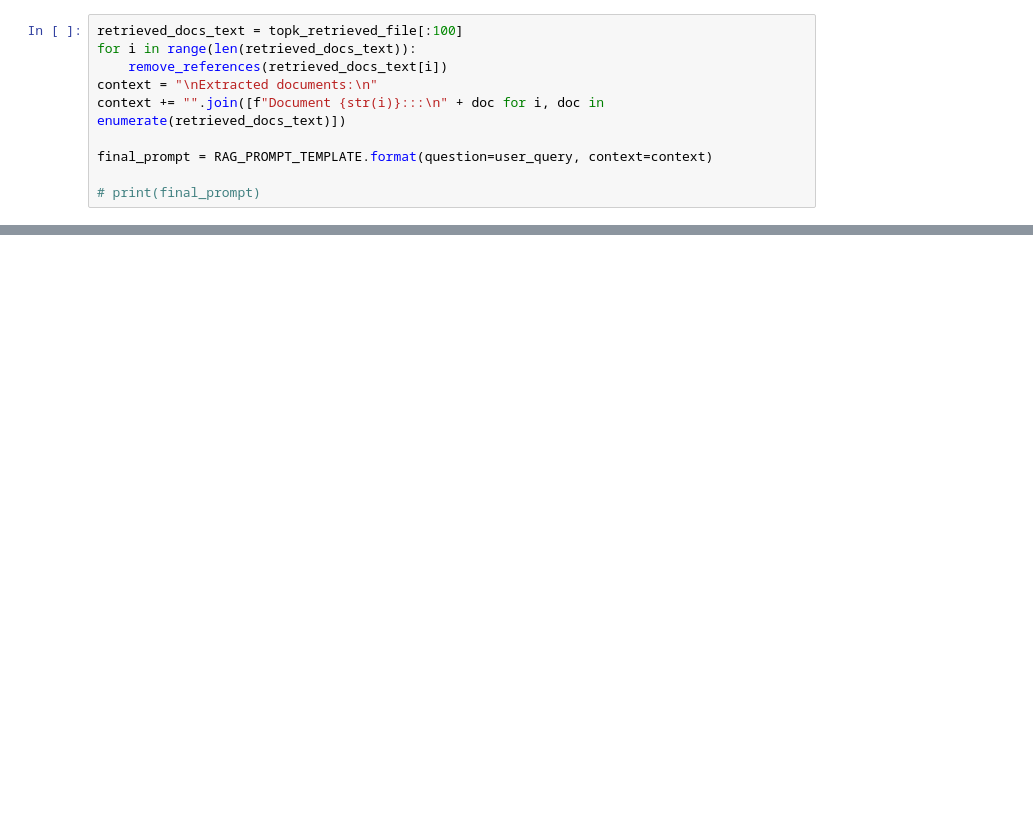
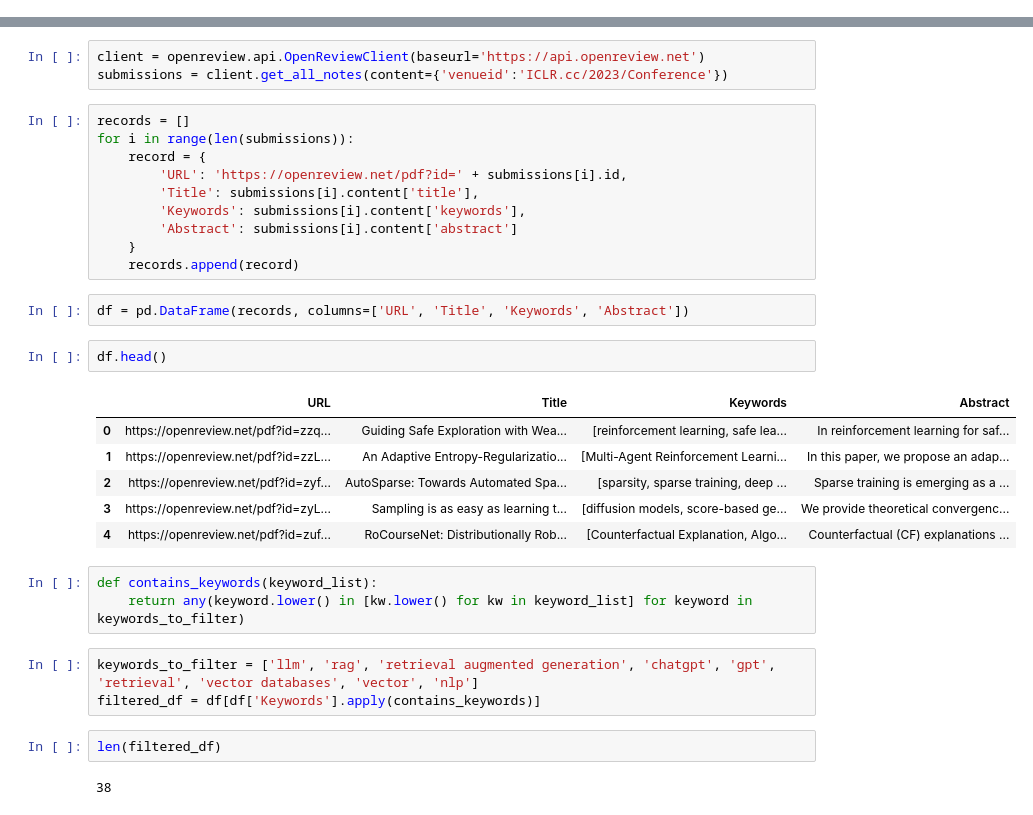
Before and after one commit to g-aditi/VeRA-Bench, a Jupyter notebook: scraping/iclr2023.ipynb, the cells around one changed output, grey strips where cells are left out. Saved outputs shown, nothing was run; the diff lists cells and outputs as text; blank space fills up the shorter version.

Commit message:
Replaced iclr2023; CUDA OOM error persists

```diff
--- a/scraping/iclr2023.ipynb
+++ b/scraping/iclr2023.ipynb
@@ -270,10 +0,0 @@ def remove_references(text):
-# %%
-retrieved_docs_text = topk_retrieved_file[:100]
-for i in range(len(retrieved_docs_text)):
-    remove_references(retrieved_docs_text[i])
-context = "\nExtracted documents:\n"
-context += "".join([f"Document {str(i)}:::\n" + doc for i, doc in enumerate(retrieved_docs_text)])
-
-final_prompt = RAG_PROMPT_TEMPLATE.format(question=user_query, context=context)
-
-# print(final_prompt)
@@ -316,0 +14,34 @@ print(answer)
+# %%
+client = openreview.api.OpenReviewClient(baseurl='https://api.openreview.net')
+submissions = client.get_all_notes(content={'venueid':'ICLR.cc/2023/Conference'})
+# %%
+records = []
+for i in range(len(submissions)):
+    record = {
+        'URL': 'https://openreview.net/pdf?id=' + submissions[i].id,
+        'Title': submissions[i].content['title'],
+        'Keywords': submissions[i].content['keywords'],
+        'Abstract': submissions[i].content['abstract']
+    }
+    records.append(record)
+# %%
+df = pd.DataFrame(records, columns=['URL', 'Title', 'Keywords', 'Abstract'])
+# %%
+df.head()
+# %% [output]
+|  | URL | Title | Keywords | Abstract |
+| 0 | https://openreview.net/pdf?id=zzq... | Guiding Safe Exploration with Wea... | [reinforcement learning, safe lea... | In reinforcement learning for saf... |
+| 1 | https://openreview.net/pdf?id=zzL... | An Adaptive Entropy-Regularizatio... | [Multi-Agent Reinforcement Learni... | In this paper, we propose an adap... |
+| 2 | https://openreview.net/pdf?id=zyf... | AutoSparse: Towards Automated Spa... | [sparsity, sparse training, deep ... | Sparse training is emerging as a ... |
+| 3 | https://openreview.net/pdf?id=zyL... | Sampling is as easy as learning t... | [diffusion models, score-based ge... | We provide theoretical convergenc... |
+| 4 | https://openreview.net/pdf?id=zuf... | RoCourseNet: Distributionally Rob... | [Counterfactual Explanation, Algo... | Counterfactual (CF) explanations ... |
+# %%
+def contains_keywords(keyword_list):
+    return any(keyword.lower() in [kw.lower() for kw in keyword_list] for keyword in keywords_to_filter)
+# %%
+keywords_to_filter = ['llm', 'rag', 'retrieval augmented generation', 'chatgpt', 'gpt', 'retrieval', 'vector databases', 'vector', 'nlp']
+filtered_df = df[df['Keywords'].apply(contains_keywords)]
+# %%
+len(filtered_df)
+# %% [output]
+38
```
Also changed, not shown: parts of 32 cells of this notebook.
